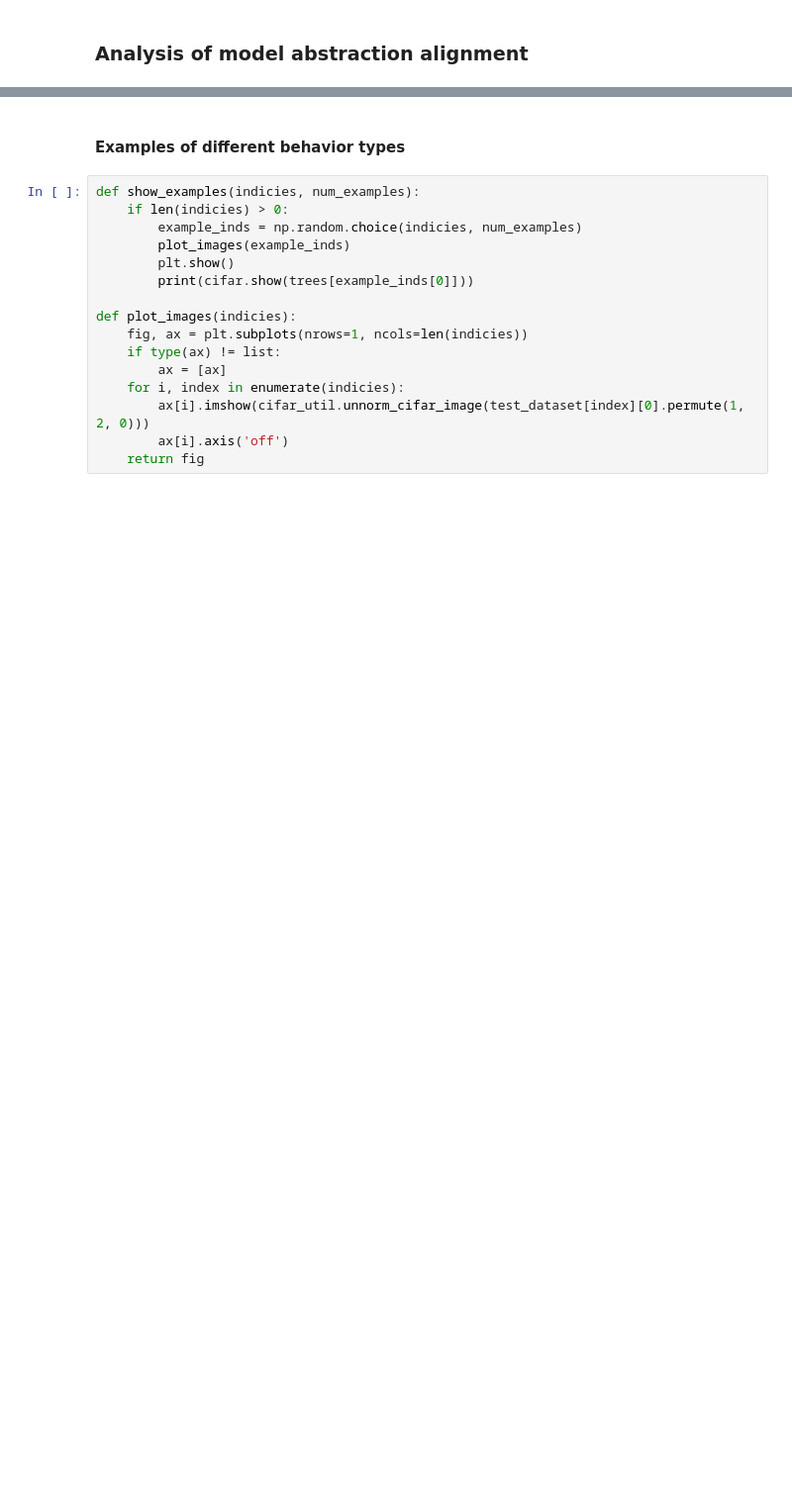
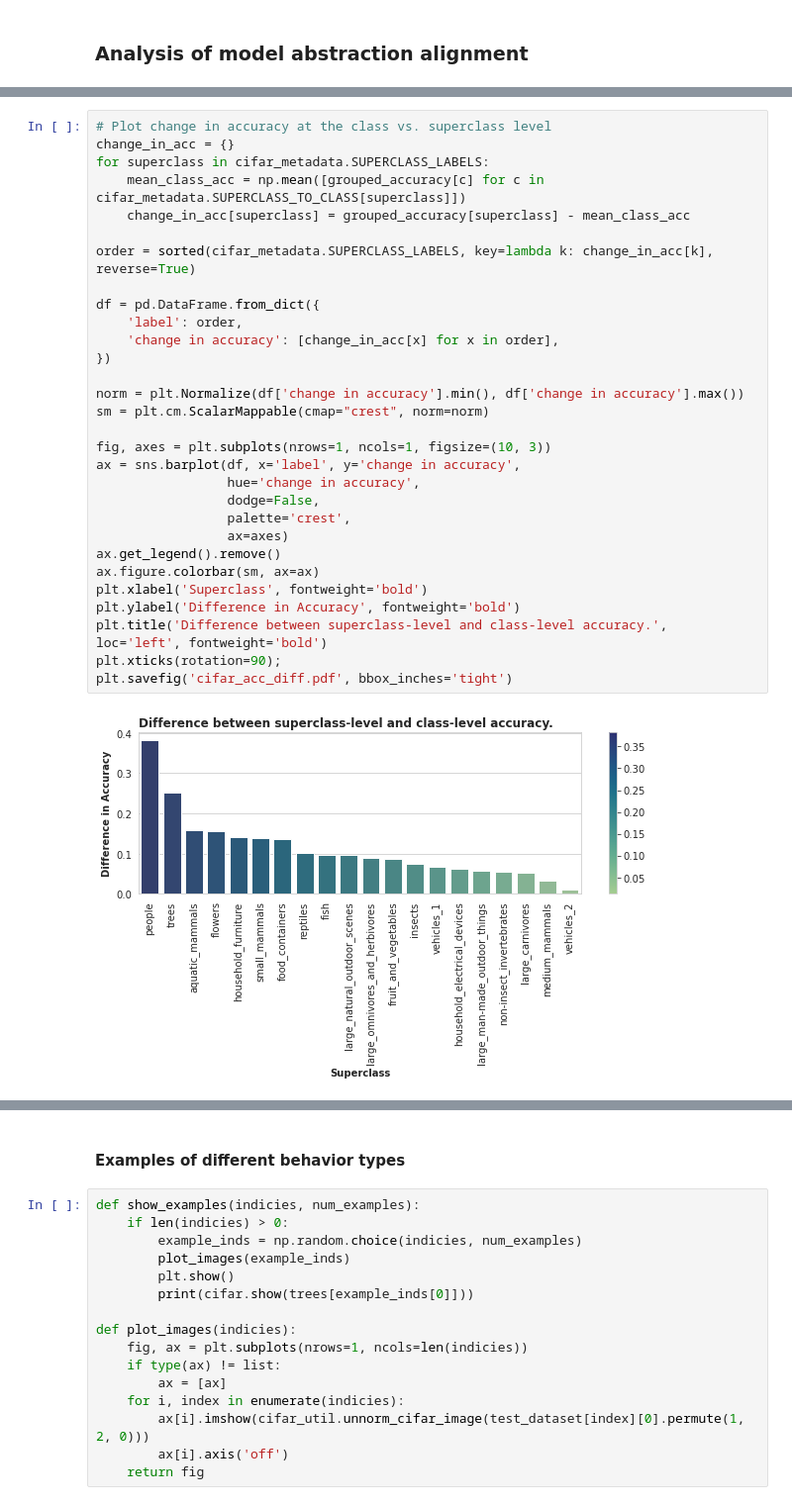
Before and after one commit to mitvis/abstraction-alignment, a Jupyter notebook: cifar_abstraction_alignment.ipynb, the cells around one changed output, grey strips where cells are left out. Shown at 99% size. Saved outputs shown, nothing was run; the diff lists cells and outputs as text; blank space fills up the shorter version.

```diff
--- a/cifar_abstraction_alignment.ipynb
+++ b/cifar_abstraction_alignment.ipynb
@@ -194,0 +249,32 @@ Mean entropy at each level of abstraction:      Level 0 = 0.00 Level 1 = 0.43 Le
+# %%
+# Plot change in accuracy at the class vs. superclass level
+change_in_acc = {}
+for superclass in cifar_metadata.SUPERCLASS_LABELS:
+    mean_class_acc = np.mean([grouped_accuracy[c] for c in cifar_metadata.SUPERCLASS_TO_CLASS[superclass]])
+    change_in_acc[superclass] = grouped_accuracy[superclass] - mean_class_acc
+
+order = sorted(cifar_metadata.SUPERCLASS_LABELS, key=lambda k: change_in_acc[k], reverse=True)
+
+df = pd.DataFrame.from_dict({
+    'label': order,
+    'change in accuracy': [change_in_acc[x] for x in order],
+})
+
+norm = plt.Normalize(df['change in accuracy'].min(), df['change in accuracy'].max())
+sm = plt.cm.ScalarMappable(cmap="crest", norm=norm)
+
+fig, axes = plt.subplots(nrows=1, ncols=1, figsize=(10, 3))
+ax = sns.barplot(df, x='label', y='change in accuracy',
+                 hue='change in accuracy',
+                 dodge=False,
+                 palette='crest',
+                 ax=axes)
+ax.get_legend().remove()
+ax.figure.colorbar(sm, ax=ax)
+plt.xlabel('Superclass', fontweight='bold')
+plt.ylabel('Difference in Accuracy', fontweight='bold')
+plt.title('Difference between superclass-level and class-level accuracy.', loc='left', fontweight='bold')
+plt.xticks(rotation=90);
+plt.savefig('cifar_acc_diff.pdf', bbox_inches='tight')
+# %% [output]
+[figure, added]
```
Also changed, not shown: parts of 18 cells of this notebook, 2 other files.
